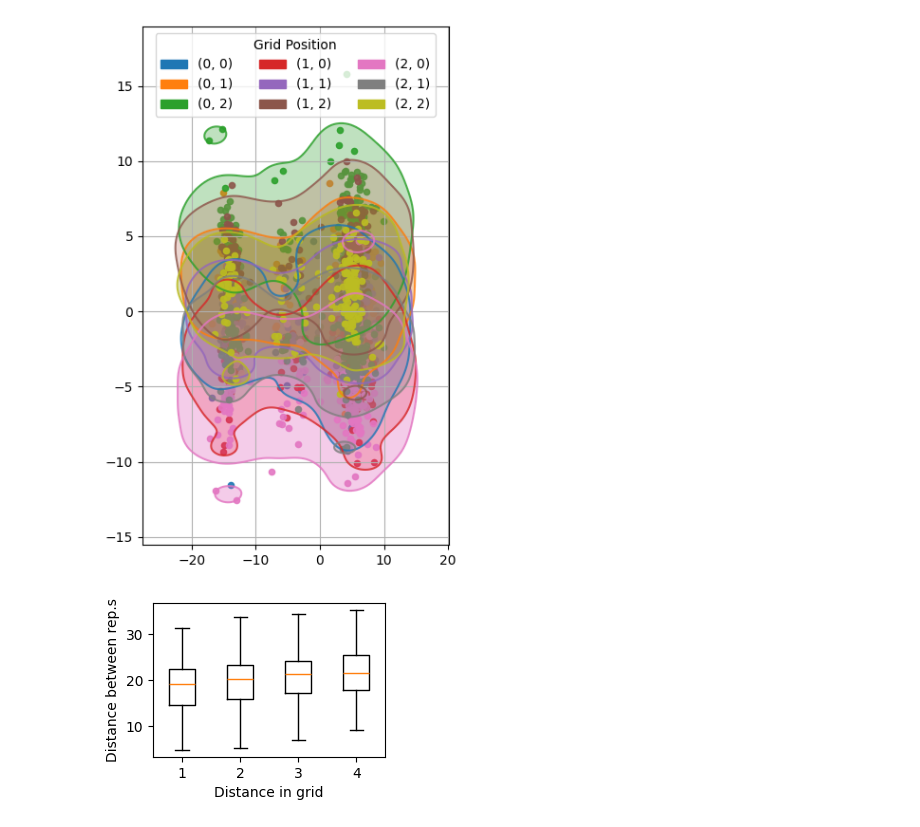
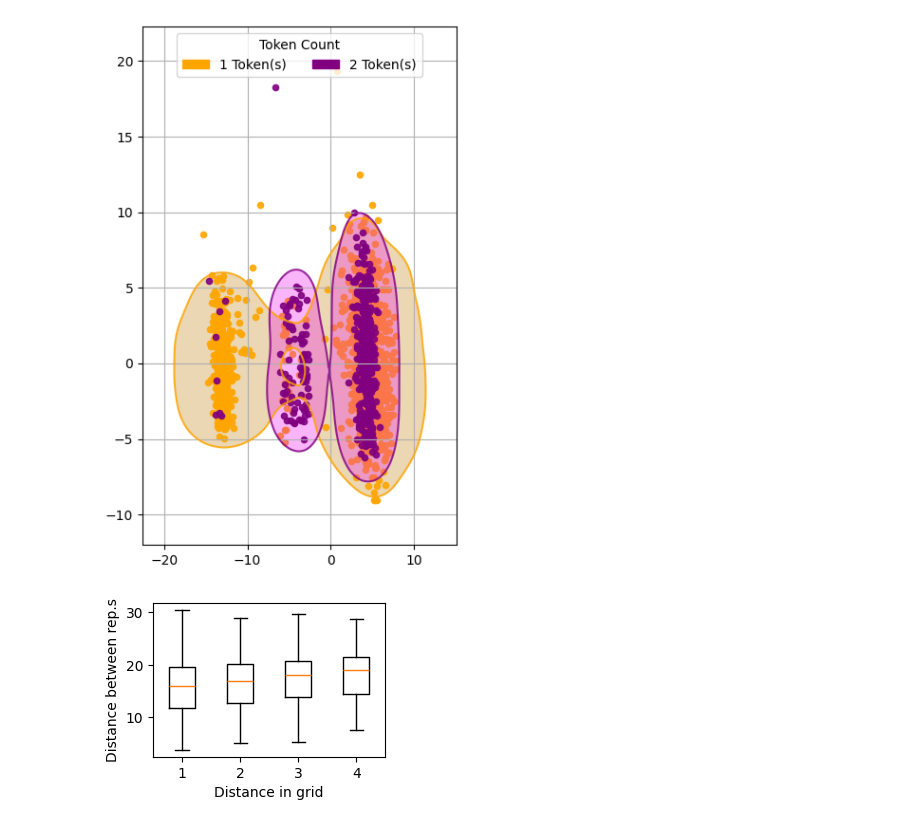
Before and after one commit to carobgt/Spatial-Navigation-in-LLMs, a Jupyter notebook: ellie_pca.ipynb, the cells around one changed output. Drawn from its saved outputs; the diff is of its cells as text; code cells hidden in the pictures.

Commit message:
pca grouped by role, token count

```diff
--- a/ellie_pca.ipynb
+++ b/ellie_pca.ipynb
@@ -256,6 +256,16 @@ def plot_all_runs_in_one_pca(all_points, all_edges, model_name, reducer="pca", c
         cmap = plt.get_cmap("viridis")
         color_map = {'corner': cmap(0.1), 'edge': cmap(0.5), 'center': cmap(0.9)}
         legend_title = "Node Role"
+    elif color_by == 'token_count': # NEW
+        grouping_key = 'token_count'
+        groups = sorted(list(set(pt.get(grouping_key, 0) for pt in all_points)))
+        color_map = {1: 'orange', 2: 'purple'}
+        # Add fallbacks for unexpected token counts
+        other_colors = ['grey', 'brown', 'pink']
+        for g in groups:
+            if g not in color_map:
+                color_map[g] = other_colors.pop(0) if other_colors else 'black'
+        legend_title = "Token Count"
     else:  # Default to 'coordinate'
         grouping_key = 'grid_position'
         groups = sorted(list(set(pt[grouping_key] for pt in all_points)))
@@ -280,10 +290,17 @@ def plot_all_runs_in_one_pca(all_points, all_edges, model_name, reducer="pca", c
 
         plt.scatter(xs, ys, color=color, alpha=0.9, s=20)
 
-        # Create legend entry
-        label = str(group) if grouping_key == 'grid_position' else group.capitalize()
+        if grouping_key == 'token_count':
+            label = f"{group} Token(s)"
+        elif grouping_key == 'coordinate':
+            label = str(group)
+        elif grouping_key == 'role':
+            label = group.capitalize()
+        else:
+            label = str(group)  # Fallback for unexpected types
         legend_handles.append(mpatches.Patch(color=color, label=label))
         legend_labels.append(label)
+
 
     # Plot edges (currently invisible)
     for e in all_edges:
@@ -381,7 +398,7 @@ def multi_graph_allinone(
     n_runs=10,
     walk_length=2000,
     reducer="pca",
-    colorby="coordinate"  # 'coordinate' or 'role'
+    colorby="coordinate"  # 'coordinate', 'role' or 'token_count'
 ):
     logging.info("Starting multi_graph_allinone analysis.")
     all_points = []
@@ -411,12 +428,14 @@ def multi_graph_allinone(
         for n in recognized_nodes:
             vec = loc_mean_repr[n]
             grid_pos=grid_positions_mapping[n]
+            token_count = len(wrapper.tokenizer.tokenize(n))
             d = {
                 'run_idx': run_idx,
                 'node_name': n,
                 'vector': vec,
                 'grid_position': grid_pos,  # store grid pos
-                'role': get_role(grid_pos)
+                'role': get_role(grid_pos),
+                'token_count': token_count
             }
             all_points.append(d)
             node_to_point_idx[n] = point_index
@@ -744,7 +763,7 @@ def correlation_vs_layer_multi(
 
 if __name__ == "__main__":
 
-    model_to_test = "checkpoint-mid"  # Change this to the model you want to test
+    model_to_test = "checkpoint-final"  # Change this to the model you want to test
 
     # multi_graph_allinone(
     #     model_name="gpt2-base",
@@ -768,7 +787,7 @@ if __name__ == "__main__":
         n_runs=200,
         walk_length=50,
         reducer="pca",
-        colorby="coordinate"  # or "coordinate"
+        colorby="token_count"  # 'coordinate', 'role' or 'token_count'
     )
 
     # for i in range(3):
@@ -820,2 +839,2 @@ The following generation flags are not valid and may be ignored: ['output_hidden
-[figure, old version]
+[figure, new version]
-[figure, old version]
+[figure, new version]
```
Also changed, not shown: parts of 1 cell of this notebook, 2 other files.
